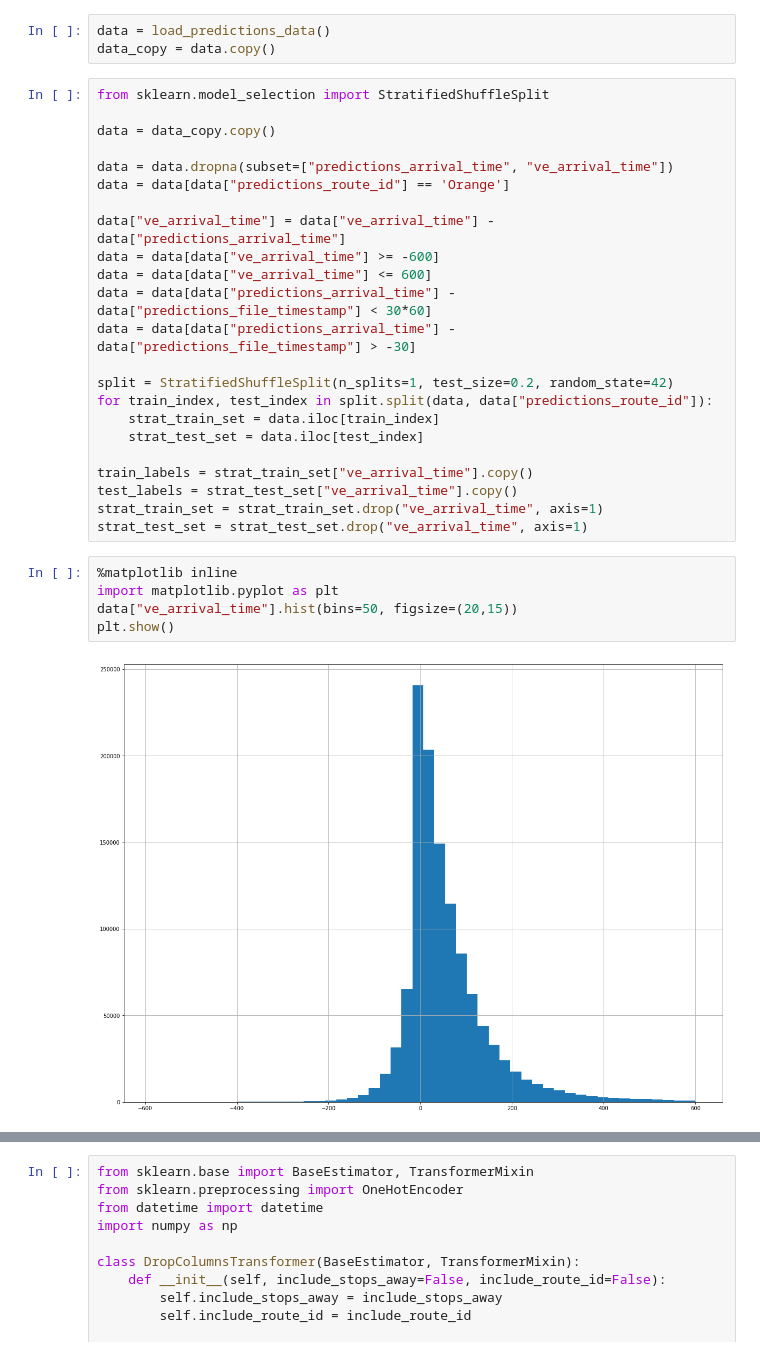
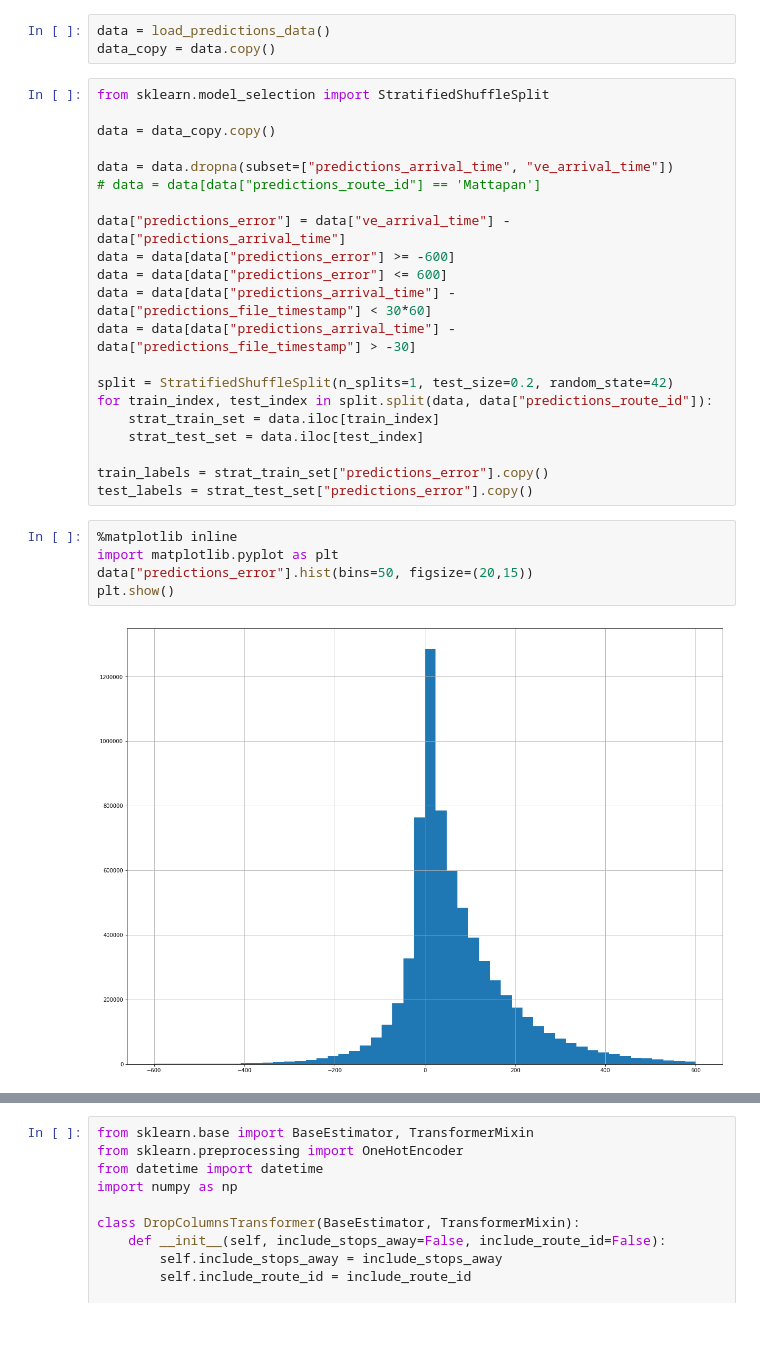
Before and after one commit to mbta/ml_exploration, a Jupyter notebook: Predictions.ipynb, the cells around one changed output, grey strips where cells are left out. Cells and saved outputs as stored; diff of their text form; blank space fills up the shorter version.

Commit message:
Add accuracy and charting

```diff
--- a/Predictions.ipynb
+++ b/Predictions.ipynb
@@ -14,11 +14,11 @@ from sklearn.model_selection import StratifiedShuffleSplit
 data = data_copy.copy()
 
 data = data.dropna(subset=["predictions_arrival_time", "ve_arrival_time"])
-data = data[data["predictions_route_id"] == 'Orange']
+# data = data[data["predictions_route_id"] == 'Mattapan']
 
-data["ve_arrival_time"] = data["ve_arrival_time"] - data["predictions_arrival_time"]
-data = data[data["ve_arrival_time"] >= -600]
-data = data[data["ve_arrival_time"] <= 600]
+data["predictions_error"] = data["ve_arrival_time"] - data["predictions_arrival_time"]
+data = data[data["predictions_error"] >= -600]
+data = data[data["predictions_error"] <= 600]
 data = data[data["predictions_arrival_time"] - data["predictions_file_timestamp"] < 30*60]
 data = data[data["predictions_arrival_time"] - data["predictions_file_timestamp"] > -30]
 
@@ -27,16 +27,14 @@ for train_index, test_index in split.split(data, data["predictions_route_id"]):
     strat_train_set = data.iloc[train_index]
     strat_test_set = data.iloc[test_index]
 
-train_labels = strat_train_set["ve_arrival_time"].copy()
-test_labels = strat_test_set["ve_arrival_time"].copy()
-strat_train_set = strat_train_set.drop("ve_arrival_time", axis=1)
-strat_test_set = strat_test_set.drop("ve_arrival_time", axis=1)
+train_labels = strat_train_set["predictions_error"].copy()
+test_labels = strat_test_set["predictions_error"].copy()
 # %%
 %matplotlib inline
 import matplotlib.pyplot as plt
-data["ve_arrival_time"].hist(bins=50, figsize=(20,15))
+data["predictions_error"].hist(bins=50, figsize=(20,15))
 plt.show()
 # %% [output]
-[figure, old version]
+[figure, new version]
 # %%
 import numpy as np
```
Also changed, not shown: parts of 34 cells of this notebook.
